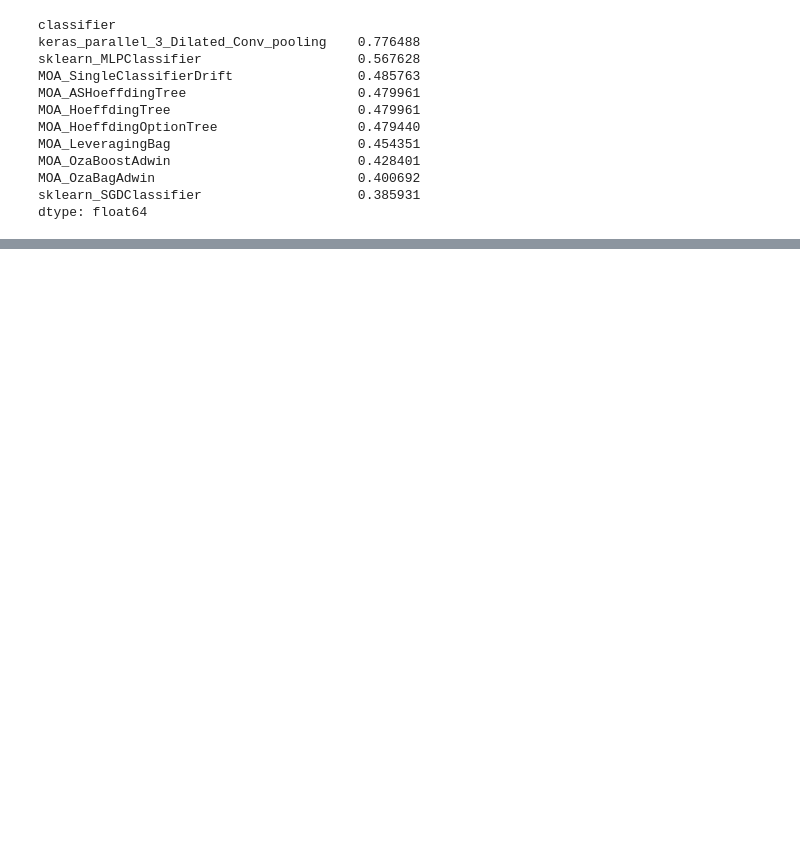
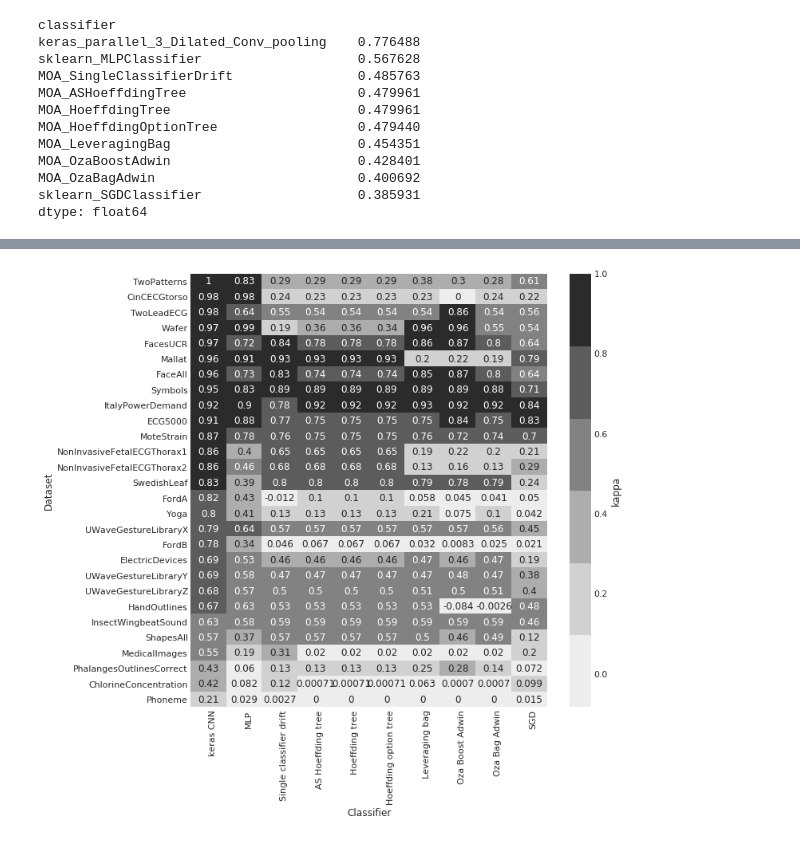
Before and after one commit to pedrolarben/ADLStream, a Jupyter notebook: utils/notebooks/Untitled.ipynb, the cells around one changed output, grey strips where cells are left out. Saved outputs shown, nothing was run; the diff lists cells and outputs as text; code cells hidden in the pictures; blank space fills up the shorter version.

```diff
--- a/utils/notebooks/Untitled.ipynb
+++ b/utils/notebooks/Untitled.ipynb
@@ -128,0 +110,11 @@ dtype: float64
+# %%
+sns.set(font_scale=1.0)
+with plt.style.context('seaborn-whitegrid'):
+    fig,ax = plt.subplots(figsize=(10,10))
+    sns.heatmap(metrics_table, cmap=sns.color_palette("Greys"), annot=True, linewidth=0.0, ax=ax, cbar_kws={'label': 'kappa'})
+    ax.set_xticklabels(classifier_labels, rotation=90, ha="right", rotation_mode="anchor")
+    ax.set_xlabel("Classifier")
+    ax.set_ylabel("Dataset")
+#plt.savefig("files/plots/heatmap.png")
+# %% [output]
+[figure, added]
```
Also changed, not shown: parts of 14 cells of this notebook, 5 other files.
